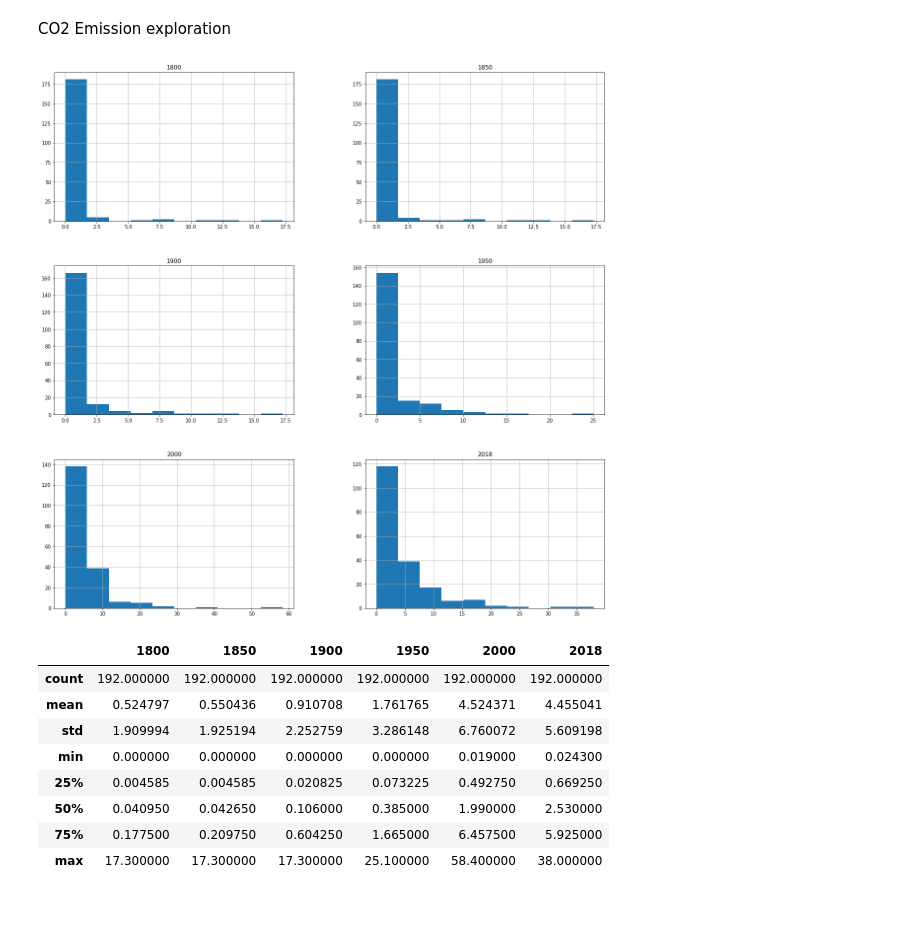
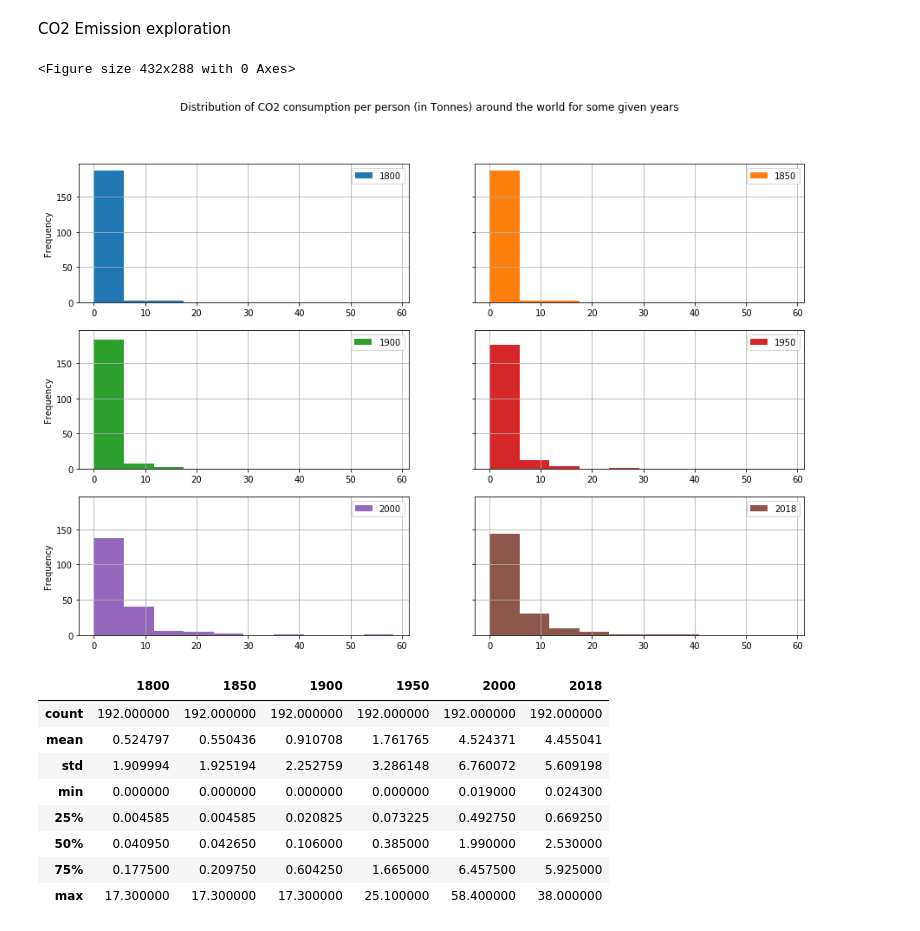
Before and after one commit to Simonmaignan/udacity-data-analysis, a Jupyter notebook: project-investigate-gapminder-dataset/investigate-a-dataset-gapminder.ipynb, the cells around one changed output. Cells and saved outputs as stored; diff of their text form; code cells hidden in the pictures.

Commit message:
New histograms visualization

```diff
--- a/project-investigate-gapminder-dataset/investigate-a-dataset-gapminder.ipynb
+++ b/project-investigate-gapminder-dataset/investigate-a-dataset-gapminder.ipynb
@@ -190,10 +190,12 @@ years_to_plot = np.array([1800, 1850, 1900, 1950, 2000, 2018])
 countries_to_plot = ['Australia', 'Brazil', 'Burkina Faso', 'China', 'France', 'Iraq', 'United States']
 # %% [markdown]
 CO2 Emission exploration
-# %%
-df_co2[years_to_plot].hist(figsize=(20,20));
-# %% [output]
-[figure, removed]
+# %%
+plt.figure()
+df_co2[years_to_plot].plot(kind='hist',subplots=True, layout=(3,2), title='Distribution of CO2 consumption per person (in Tonnes) around the world for some given years', figsize=(15,10), grid=True, sharey=True, sharex=False);
+# %% [output]
+<Figure size 432x288 with 0 Axes>
+[figure, added]
 # %%
 df_co2[years_to_plot].describe()
 # %% [output]
```
Also changed, not shown: parts of 3 cells of this notebook.
